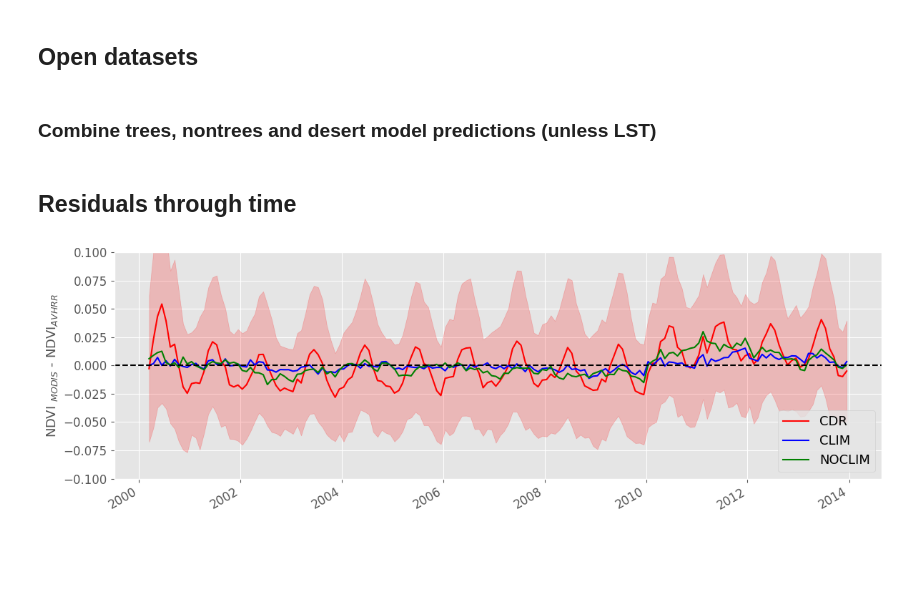
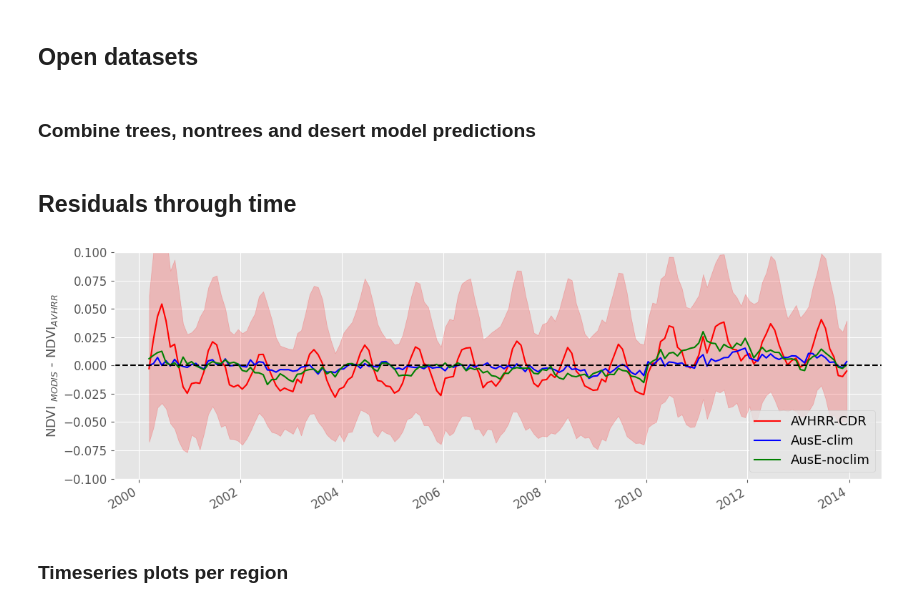
Before and after one commit to cbur24/AusENDVI, a Jupyter notebook: notebooks/analysis/Residual_plot.ipynb, the cells around one changed output. Saved outputs shown, nothing was run; the diff lists cells and outputs as text; code cells hidden in the pictures; blank space fills up the shorter version.

Commit message:
minor adj. to plots

```diff
--- a/notebooks/analysis/Residual_plot.ipynb
+++ b/notebooks/analysis/Residual_plot.ipynb
@@ -57,7 +61,7 @@ modis = xr.open_dataset(base+model_var+'_harmonization/MODIS_'+model_var+'_5km_m
 modis = assign_crs(modis, crs=crs)
 modis = round_coords(modis)
 # %% [markdown]
-### Combine trees, nontrees and desert model predictions (unless LST)
+### Combine trees, nontrees and desert model predictions
 # %%
 #ensure we only have data where there is AVHRR data (this is unnecessary but being sure)
 avhrr_mask = xr.open_dataarray(f'{base}{model_var}_harmonization/AVHRR_{model_var}_filtered_mask_1982_2013.nc')
@@ -78,40 +82,42 @@ avhrr = avhrr.where(modis_mask)
 ## Residuals through time
 # %%
 #residuals after harmonization
-residual_clim = (modis - merge_clim).mean(['latitude', 'longitude']).drop('spatial_ref').to_dataframe(name='CLIM')
-residual_sd_clim = (modis - merge_clim).std(['latitude', 'longitude']).drop('spatial_ref').to_dataframe(name='CLIM')
+residual_clim = (modis - merge_clim).mean(['latitude', 'longitude']).drop_vars('spatial_ref').to_dataframe(name='AusE-clim')
+residual_sd_clim = (modis - merge_clim).std(['latitude', 'longitude']).drop_vars('spatial_ref').to_dataframe(name='AusE-clim')
 
-residual_noclim = (modis - merge_noclim).mean(['latitude', 'longitude']).drop('spatial_ref').to_dataframe(name='NOCLIM')
-residual_sd_noclim = (modis - merge_noclim).std(['latitude', 'longitude']).drop('spatial_ref').to_dataframe(name='NOCLIM')
+residual_noclim = (modis - merge_noclim).mean(['latitude', 'longitude']).drop_vars('spatial_ref').to_dataframe(name='AusE-noclim')
+residual_sd_noclim = (modis - merge_noclim).std(['latitude', 'longitude']).drop_vars('spatial_ref').to_dataframe(name='AusE-noclim')
 
 #residuals before harmonization
-residual_b = (modis - avhrr).mean(['latitude', 'longitude']).drop('spatial_ref').to_dataframe(name='CDR')
-residual_sd_b = (modis - avhrr).std(['latitude', 'longitude']).drop('spatial_ref').to_dataframe(name='CDR')
+residual_b = (modis - avhrr).mean(['latitude', 'longitude']).drop_vars('spatial_ref').to_dataframe(name='AVHRR-CDR')
+residual_sd_b = (modis - avhrr).std(['latitude', 'longitude']).drop_vars('spatial_ref').to_dataframe(name='AVHRR-CDR')
 # %%
 fig,ax = plt.subplots(1,1, figsize=(12,4), sharex=True)
 
 residual_b.plot(ax=ax, legend=False, color='red')
-ax.fill_between(residual_b.index, (residual_b-residual_sd_b)['CDR'],
-                   (residual_b+residual_sd_b)['CDR'], alpha=0.2, color='red')
+ax.fill_between(residual_b.index, (residual_b-residual_sd_b)['AVHRR-CDR'],
+                   (residual_b+residual_sd_b)['AVHRR-CDR'], alpha=0.2, color='red')
 
 residual_clim.plot(ax=ax, legend=False, color='blue')
 # ax.fill_between(residual.index, (residual-residual_sd)['After'],
 #                 (residual+residual_sd)['After'], alpha=0.15, color='blue')
 
 residual_noclim.plot(ax=ax, legend=False, color='green')
 
 ax.axhline(0.0, color='k', linestyle='--')
 ax.legend(loc='lower right', fontsize=13)
 ax.set_title(None)
 
 ax.set_ylim(-0.1, 0.1)
 ax.set_ylabel(model_var+" $_{MODIS}$"+ " - "+model_var+"$_{AVHRR}$", fontsize=13)
 ax.set_xlabel(None)
 ax.tick_params(axis='y', labelsize=12)
 ax.tick_params(axis='x', labelsize=12)
 
 plt.tight_layout()
 fig.savefig(f'/g/data/os22/chad_tmp/AusENDVI/results/figs/{model_var}_compare_clim-noclim_residuals.png',
             bbox_inches='tight', dpi=300);
 # %% [output]
-[figure, old version]
+[figure, new version]
+# %% [markdown]
+### Timeseries plots per region
```
Also changed, not shown: parts of 4 cells of this notebook, 7 other files.
